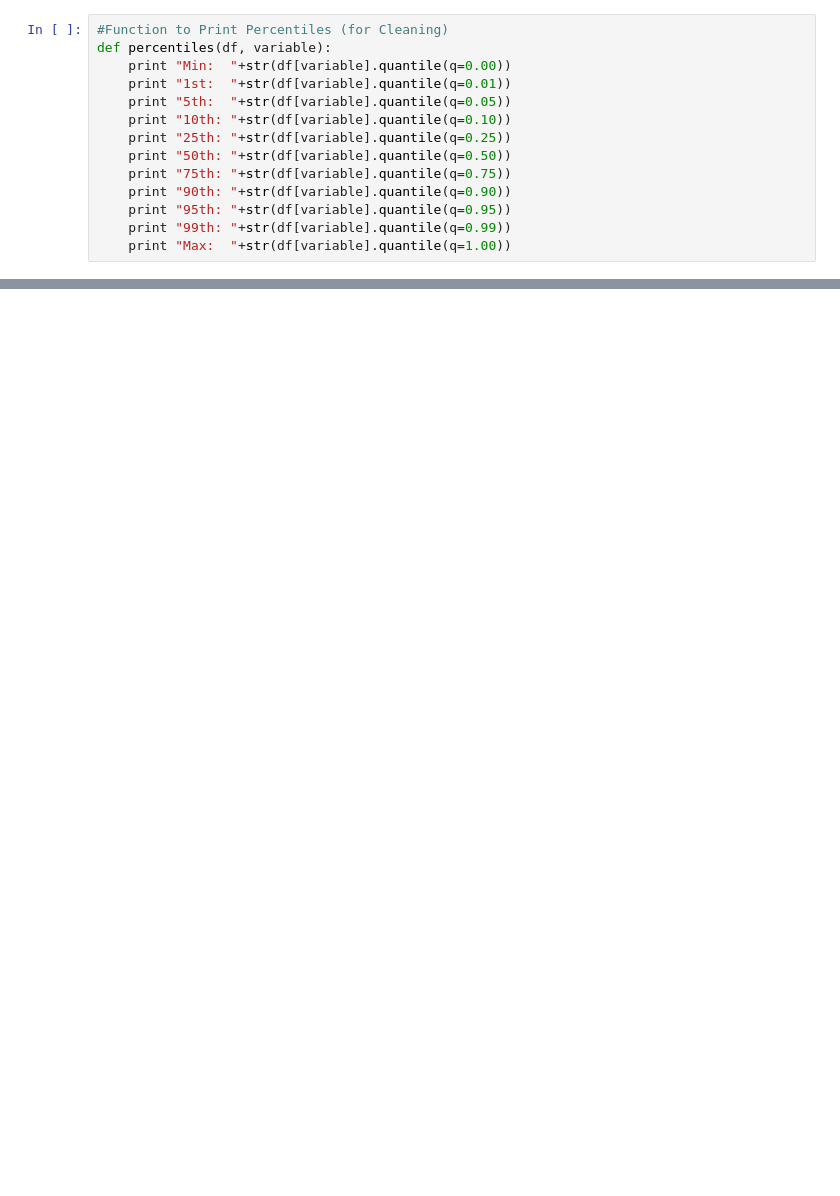
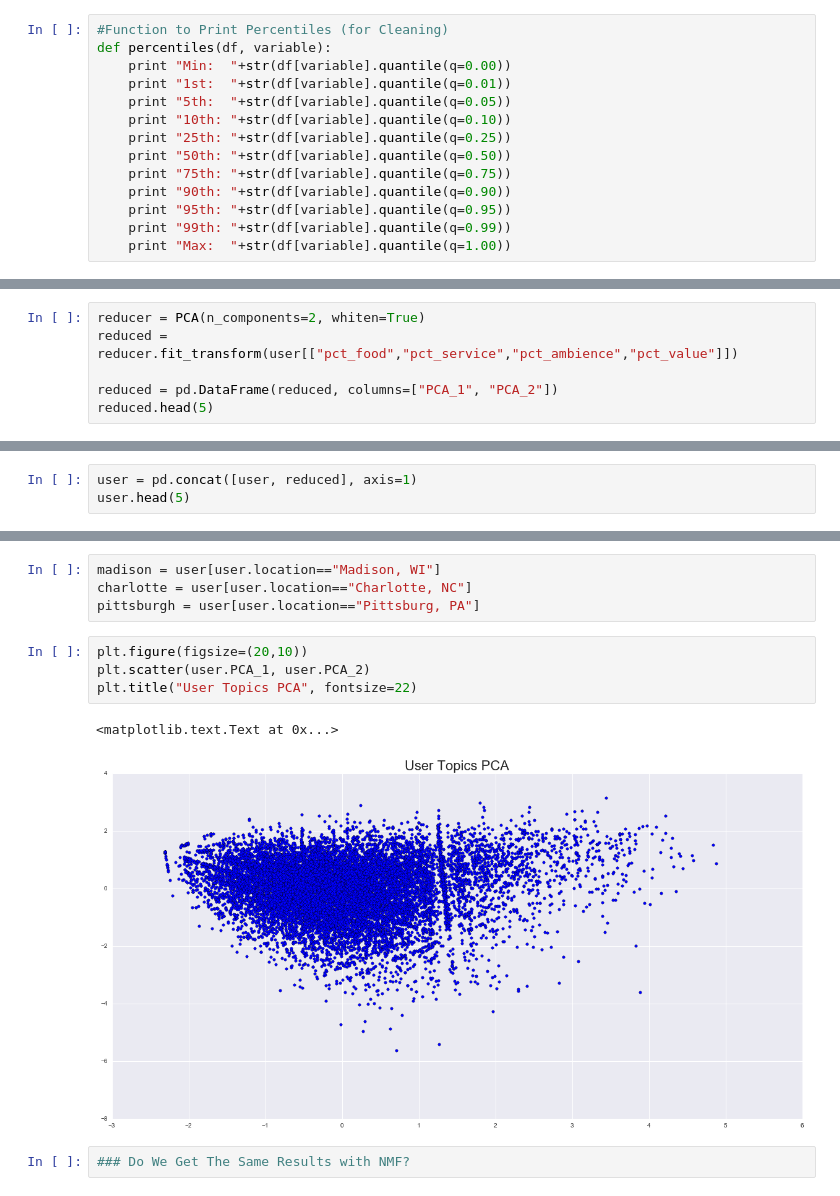
Before and after one commit to whugue/Yelp-User-Similarity, a Jupyter notebook: Yelp-Cluster.ipynb, the cells around one changed output, grey strips where cells are left out. Drawn from its saved outputs; the diff is of its cells as text; blank space fills up the shorter version.

```diff
--- a/Yelp-Cluster.ipynb
+++ b/Yelp-Cluster.ipynb
@@ -122,0 +117,6 @@ array([[ 0.00017599,  0.00003993],
+# %%
+reducer = PCA(n_components=2, whiten=True)
+reduced = reducer.fit_transform(user[["pct_food","pct_service","pct_ambience","pct_value"]])
+
+reduced = pd.DataFrame(reduced, columns=["PCA_1", "PCA_2"])
+reduced.head(5)
@@ -122,0 +130,3 @@ array([[ 0.00017599,  0.00003993],
+# %%
+user = pd.concat([user, reduced], axis=1)
+user.head(5)
@@ -122,0 +147,13 @@ array([[ 0.00017599,  0.00003993],
+# %%
+madison = user[user.location=="Madison, WI"]
+charlotte = user[user.location=="Charlotte, NC"]
+pittsburgh = user[user.location=="Pittsburg, PA"]
+# %%
+plt.figure(figsize=(20,10))
+plt.scatter(user.PCA_1, user.PCA_2)
+plt.title("User Topics PCA", fontsize=22)
+# %% [output]
+<matplotlib.text.Text at 0x...>
+[figure, added]
+# %%
+### Do We Get The Same Results with NMF?
```
Also changed, not shown: parts of 24 cells of this notebook, 1 other file.
